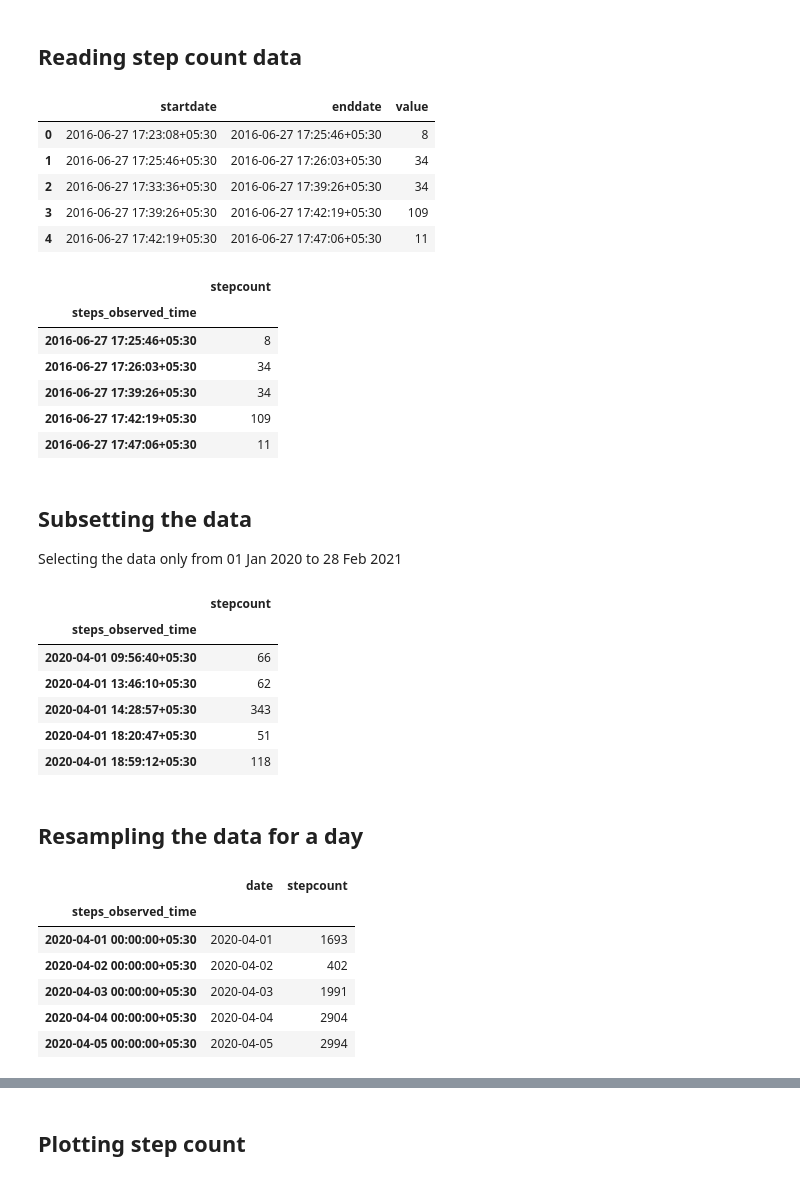
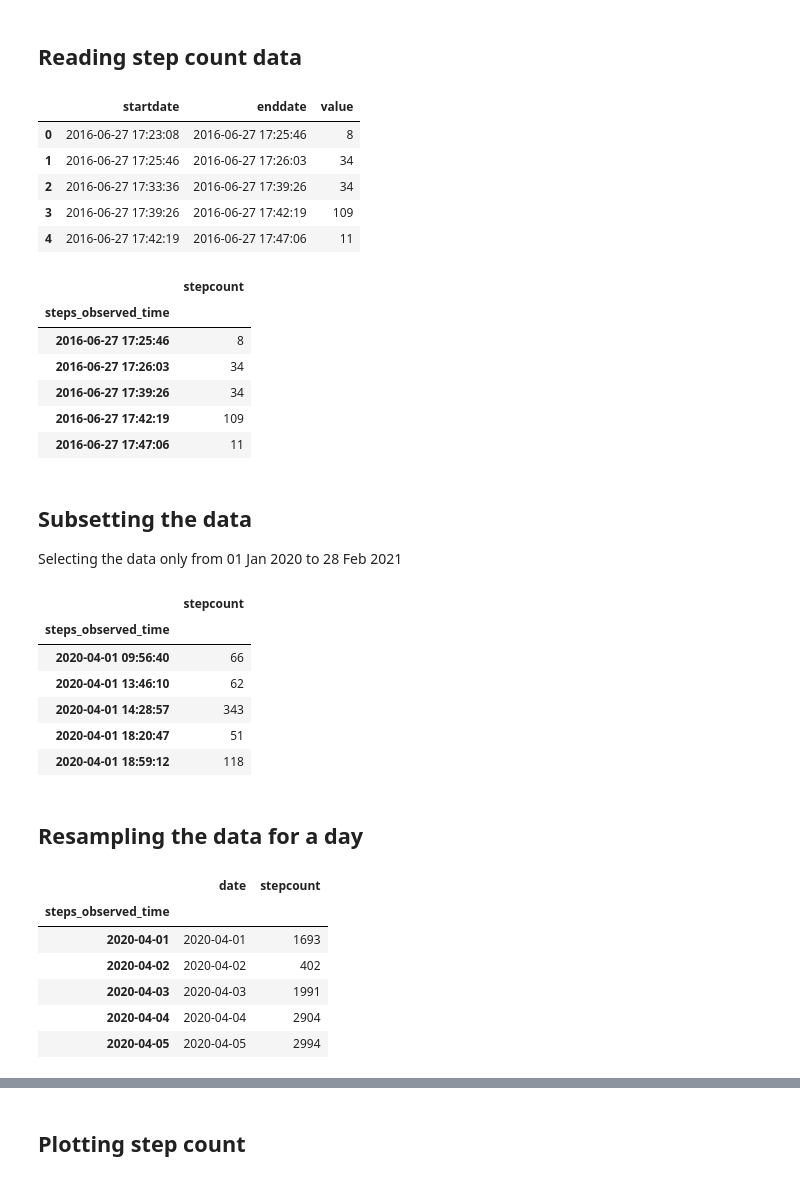
Before and after one commit to sank3t/Apple-Health, a Jupyter notebook: Health Data Analysis.ipynb, the cells around one changed output, grey strips where cells are left out. Cells and saved outputs as stored; diff of their text form; code cells hidden in the pictures.

```diff
--- a/Health Data Analysis.ipynb
+++ b/Health Data Analysis.ipynb
@@ -11,16 +11,19 @@ HKQuantityTypeIdentifierStepCount.csv
 # %%
 step_count_df = pd.read_csv('HKQuantityTypeIdentifierStepCount.csv', sep=';',
                             usecols=['startdate', 'enddate', 'value'],
                             header=1, parse_dates=['startdate', 'enddate'])
 
+step_count_df['startdate'] = step_count_df['startdate'].dt.tz_localize(None)
+step_count_df['enddate'] = step_count_df['enddate'].dt.tz_localize(None)
+
 display(step_count_df.head())
 # %% [output]
 |  | startdate | enddate | value |
-| 0 | 2016-06-27 17:23:08+05:30 | 2016-06-27 17:25:46+05:30 | 8 |
-| 1 | 2016-06-27 17:25:46+05:30 | 2016-06-27 17:26:03+05:30 | 34 |
-| 2 | 2016-06-27 17:33:36+05:30 | 2016-06-27 17:39:26+05:30 | 34 |
-| 3 | 2016-06-27 17:39:26+05:30 | 2016-06-27 17:42:19+05:30 | 109 |
-| 4 | 2016-06-27 17:42:19+05:30 | 2016-06-27 17:47:06+05:30 | 11 |
+| 0 | 2016-06-27 17:23:08 | 2016-06-27 17:25:46 | 8 |
+| 1 | 2016-06-27 17:25:46 | 2016-06-27 17:26:03 | 34 |
+| 2 | 2016-06-27 17:33:36 | 2016-06-27 17:39:26 | 34 |
+| 3 | 2016-06-27 17:39:26 | 2016-06-27 17:42:19 | 109 |
+| 4 | 2016-06-27 17:42:19 | 2016-06-27 17:47:06 | 11 |
 # %%
 # Selecting only the required columns
 step_count_df = step_count_df[['enddate', 'value']]
@@ -36,11 +39,11 @@ display(step_count_df.head())
 # %% [output]
 |  | stepcount |
 | steps_observed_time |  |
-| 2016-06-27 17:25:46+05:30 | 8 |
-| 2016-06-27 17:26:03+05:30 | 34 |
-| 2016-06-27 17:39:26+05:30 | 34 |
-| 2016-06-27 17:42:19+05:30 | 109 |
-| 2016-06-27 17:47:06+05:30 | 11 |
+| 2016-06-27 17:25:46 | 8 |
+| 2016-06-27 17:26:03 | 34 |
+| 2016-06-27 17:39:26 | 34 |
+| 2016-06-27 17:42:19 | 109 |
+| 2016-06-27 17:47:06 | 11 |
 # %% [markdown]
 ## Subsetting the data
 
@@ -55,11 +58,11 @@ display(step_count_subset_df.head())
 # %% [output]
 |  | stepcount |
 | steps_observed_time |  |
-| 2020-04-01 09:56:40+05:30 | 66 |
-| 2020-04-01 13:46:10+05:30 | 62 |
-| 2020-04-01 14:28:57+05:30 | 343 |
-| 2020-04-01 18:20:47+05:30 | 51 |
-| 2020-04-01 18:59:12+05:30 | 118 |
+| 2020-04-01 09:56:40 | 66 |
+| 2020-04-01 13:46:10 | 62 |
+| 2020-04-01 14:28:57 | 343 |
+| 2020-04-01 18:20:47 | 51 |
+| 2020-04-01 18:59:12 | 118 |
 # %% [markdown]
 ## Resampling the data for a day
 # %%
@@ -71,11 +74,11 @@ display(step_count_subset_resampled_df.head())
 # %% [output]
 |  | date | stepcount |
 | steps_observed_time |  |  |
-| 2020-04-01 00:00:00+05:30 | 2020-04-01 | 1693 |
-| 2020-04-02 00:00:00+05:30 | 2020-04-02 | 402 |
-| 2020-04-03 00:00:00+05:30 | 2020-04-03 | 1991 |
-| 2020-04-04 00:00:00+05:30 | 2020-04-04 | 2904 |
-| 2020-04-05 00:00:00+05:30 | 2020-04-05 | 2994 |
+| 2020-04-01 | 2020-04-01 | 1693 |
+| 2020-04-02 | 2020-04-02 | 402 |
+| 2020-04-03 | 2020-04-03 | 1991 |
+| 2020-04-04 | 2020-04-04 | 2904 |
+| 2020-04-05 | 2020-04-05 | 2994 |
 # %%
 display(step_count_subset_resampled_df.tail())
 # %% [output]
```
Also changed, not shown: parts of 4 cells of this notebook.
